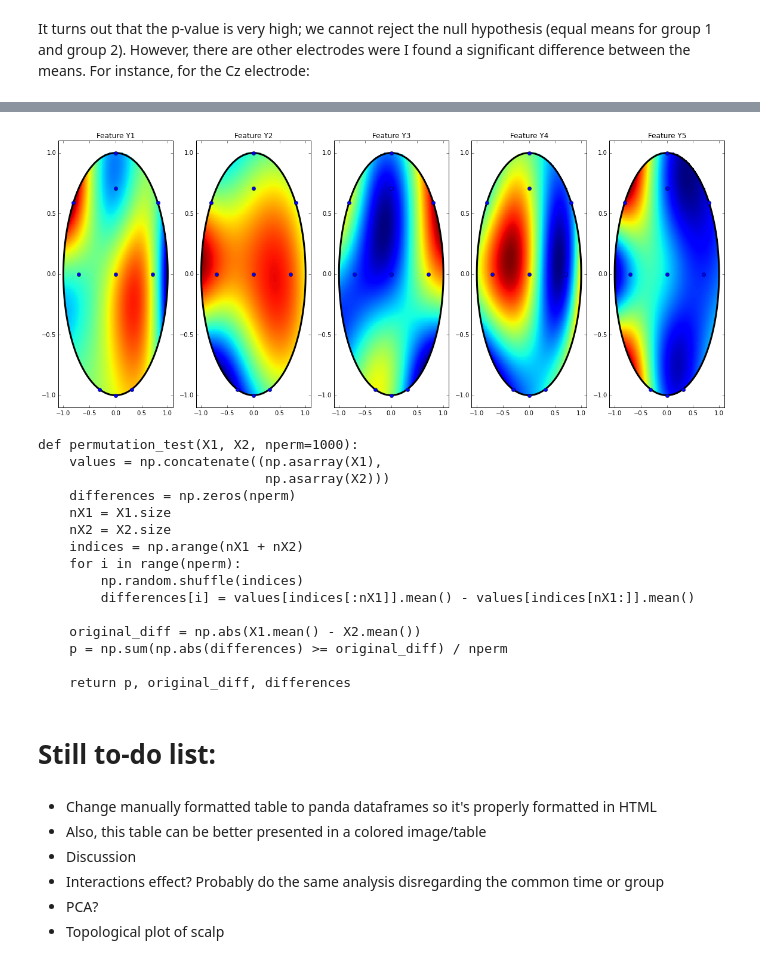
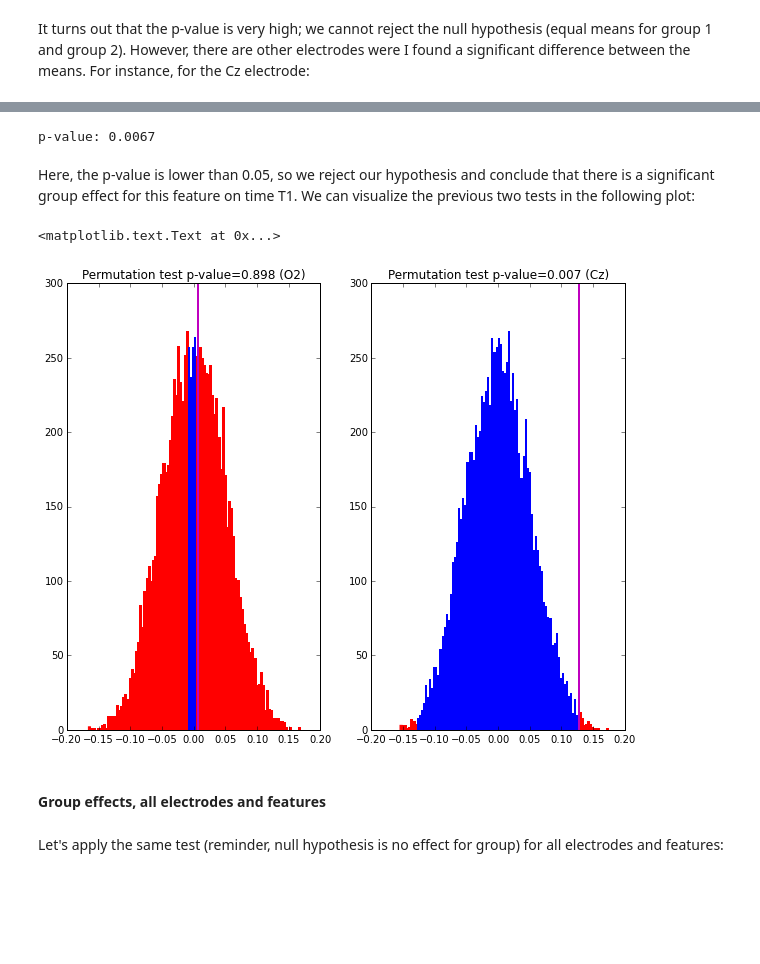
Before and after one commit to dojeda/mensia-test, a Jupyter notebook: src/python/Mensia analyses.ipynb, the cells around one changed output, grey strips where cells are left out. Saved outputs shown, nothing was run; the diff lists cells and outputs as text; code cells hidden in the pictures; blank space fills up the shorter version.

```diff
--- a/src/python/Mensia analyses.ipynb
+++ b/src/python/Mensia analyses.ipynb
@@ -174,11 +174,3 @@ p-value: 0.895
 # %% [markdown]
 It turns out that the p-value is very high; we cannot reject the null hypothesis (equal means for group 1 and group 2).
 However, there are other electrodes were I found a significant difference between the means. For instance, for the Cz electrode:
-# %%
-from ptest import permutation_test, plot_permutation_test
-
-pop1 = data.ix[(data.feature=='Y2') & (data.time == 'T1') & (data.group == 'group-1'), 'Cz']
-pop2 = data.ix[(data.feature=='Y2') & (data.time == 'T1') & (data.group == 'group-2'), 'Cz']
-
-pO2,odiffO2,diffO2 = permutation_test(pop1,pop2,nperm=10000)
-print('p-value:',pO2)
@@ -476,38 +177,25 @@ display(rdf)
-# %%
-from toposcalp import myplot
-
-fig,axs = plt.subplots(1,5,figsize=(20.0, 8.0))
-for i in range(5):
-    myplot(np.asarray(rdf.ix[i]), electrodes, axs[i])
-    axs[i].set_title('Feature {}'.format(features[i]))
-# %% [output]
-[figure, removed]
-# %%
-import inspect
-code = ''.join(inspect.getsourcelines(permutation_test)[0])
-print(code)
-# %% [output]
-def permutation_test(X1, X2, nperm=1000):
-    values = np.concatenate((np.asarray(X1),
-                             np.asarray(X2)))
-    differences = np.zeros(nperm)
-    nX1 = X1.size
-    nX2 = X2.size
-    indices = np.arange(nX1 + nX2)
-    for i in range(nperm):
-        np.random.shuffle(indices)
-        differences[i] = values[indices[:nX1]].mean() - values[indices[nX1:]].mean()
-
-    original_diff = np.abs(X1.mean() - X2.mean())
-    p = np.sum(np.abs(differences) >= original_diff) / nperm
-
-    return p, original_diff, differences
-# %% [markdown]
-# Still to-do list:
-# %% [markdown]
-- Change manually formatted table to panda dataframes so it's properly formatted in HTML
-- Also, this table can be better presented in a colored image/table
-- Discussion
-- Interactions effect? Probably do the same analysis disregarding the common time or group
-- PCA?
-- Topological plot of scalp
+# %%
+pop1 = data.ix[(data.feature=='Y2') & (data.time == 'T1') & (data.group == 'group-1'), 'Cz']
+pop2 = data.ix[(data.feature=='Y2') & (data.time == 'T1') & (data.group == 'group-2'), 'Cz']
+
+pCz,odiffCz,diffCz = permutation_test(pop1,pop2,nperm=10000)
+print('p-value:',pCz)
+# %% [output]
+p-value: 0.0067
+# %% [markdown]
+Here, the p-value is lower than 0.05, so we reject our hypothesis and conclude that there is a significant group effect for this feature on time T1. We can visualize the previous two tests in the following plot:
+# %%
+fig, axs = plt.subplots(1,2)
+
+plot_permutation_test(pO2, odiffO2, diffO2, axs[0])
+axs[0].set_title(axs[0].get_title() + ' (O2)')
+
+plot_permutation_test(pCz, odiffCz, diffCz, axs[1])
+axs[1].set_title(axs[1].get_title() + ' (Cz)')
+# %% [output]
+<matplotlib.text.Text at 0x...>
+[figure, added]
+# %% [markdown]
+#### Group effects, all electrodes and features
+# %% [markdown]
+Let's apply the same test (reminder, null hypothesis is no effect for group) for all electrodes and features:
```
Also changed, not shown: parts of 58 cells of this notebook, 3 other files.
